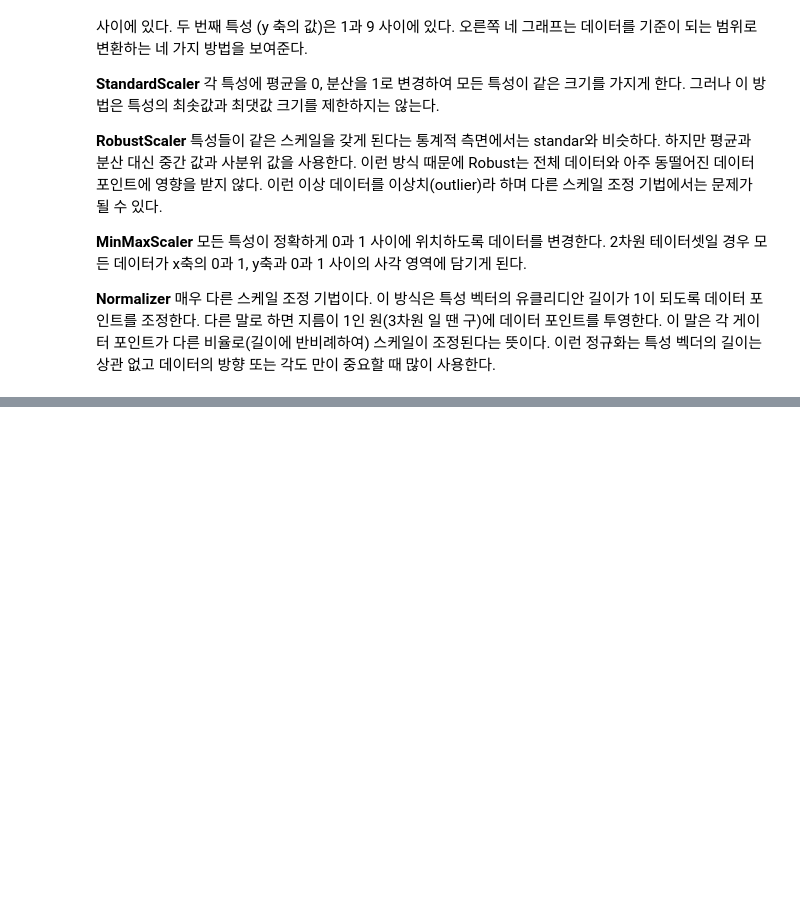
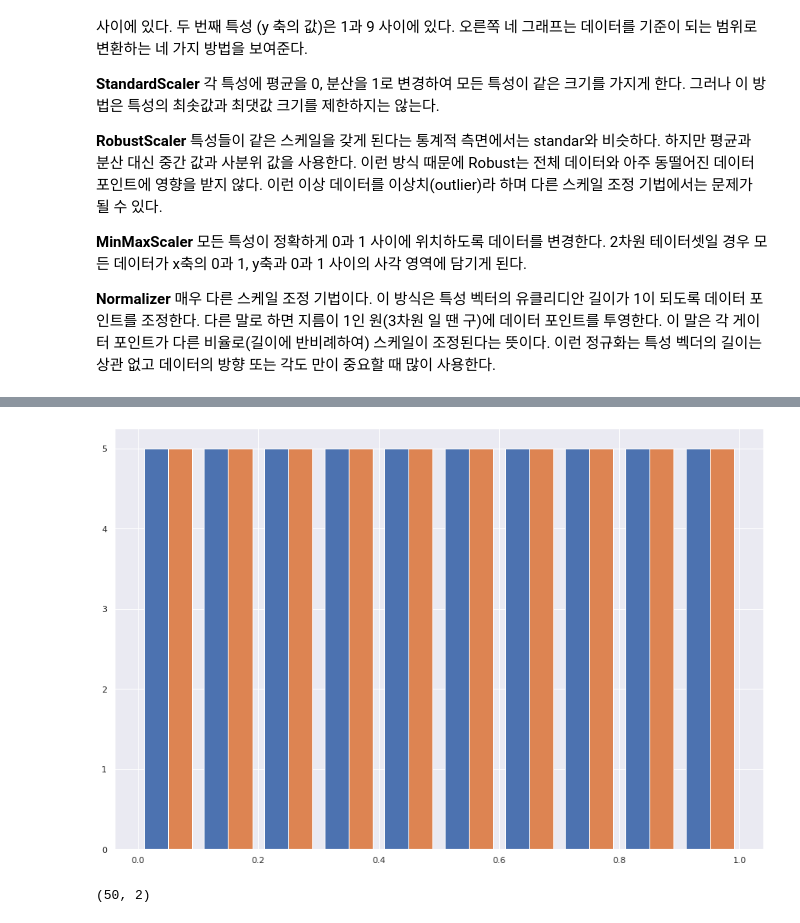
Before and after one commit to 201ssc/python_test1, a Jupyter notebook: 3_1_비지도_학습.ipynb, the cells around one changed output, grey strips where cells are left out. Drawn from its saved outputs; the diff is of its cells as text; code cells hidden in the pictures; blank space fills up the shorter version.

```diff
--- a/3_1_비지도_학습.ipynb
+++ b/3_1_비지도_학습.ipynb
@@ -58,0 +198,14 @@ mglearn.plots.plot_scaling()
+# %%
+# 변환된 데이터의 히스토그램을 그려보면 균등분포를 쉽게 확인할 수 있다.
+
+plt.hist(X_trans)
+plt.show()
+# %% [output]
+[figure, added]
+# %%
+# Quantile 의 분위 수는 n_quantiles 매개변수에서 설정할 수 있으며 기본값은 1,000 이다.
+# scaler 객체의 quantiles_ 속성에는 특성별로 계산된 분위 값이 들어 있으므로 이 속성의 크기는 (n_quantiles, n_features)이다.
+
+print(scaler.quantiles_.shape)
+# %% [output]
+(50, 2)
```
Also changed, not shown: parts of 12 cells of this notebook.
